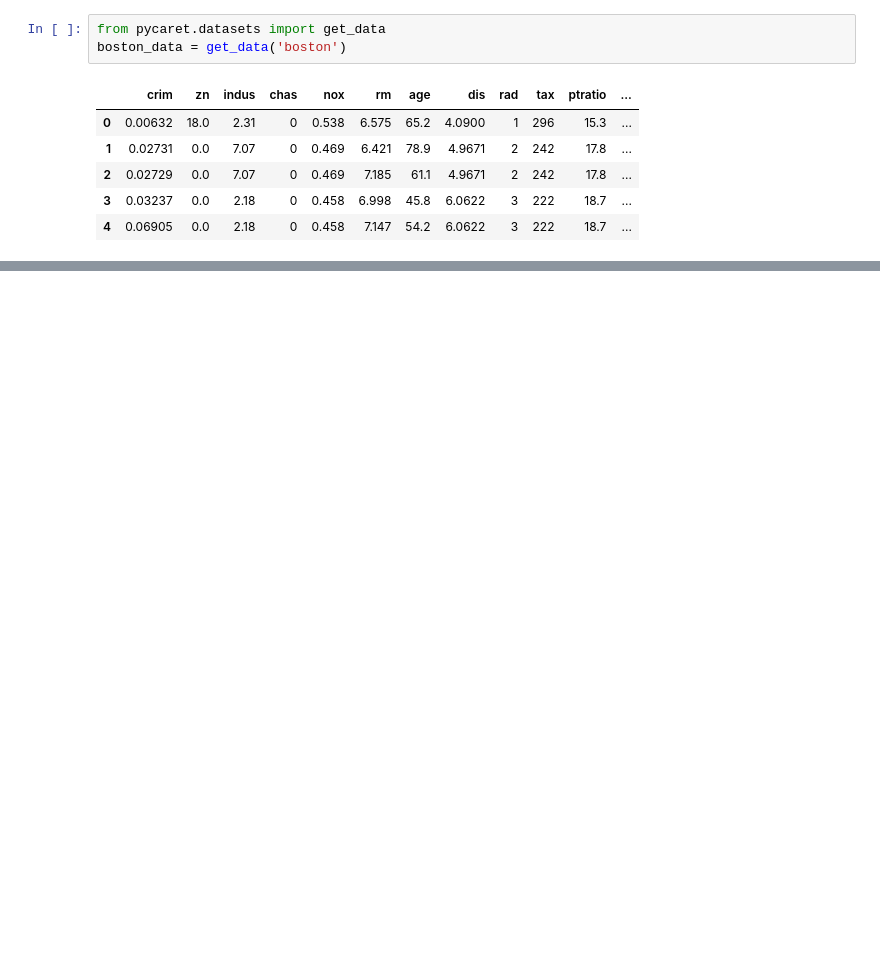
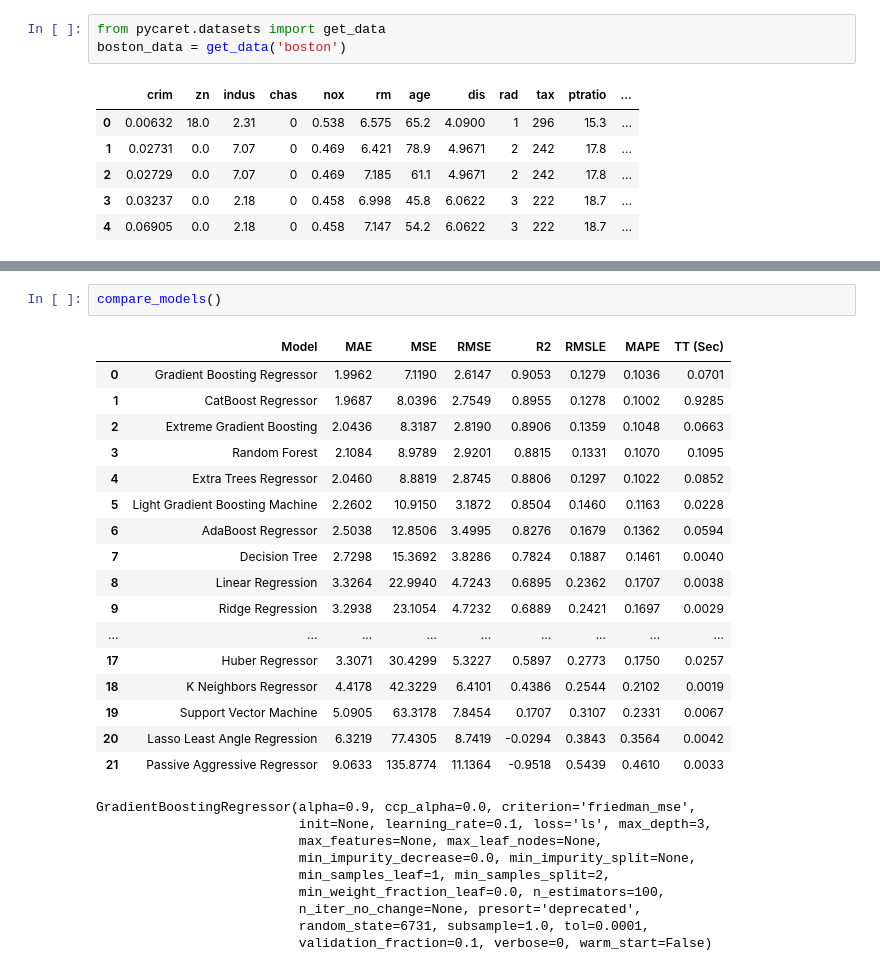
Before and after one commit to Pippippi3104/2020_PythonTest, a Jupyter notebook: src/PyCaret_test001.ipynb, the cells around one changed output, grey strips where cells are left out. Cells and saved outputs as stored; diff of their text form; blank space fills up the shorter version.

```diff
--- a/src/PyCaret_test001.ipynb
+++ b/src/PyCaret_test001.ipynb
@@ -10,0 +33,29 @@ boston_data = get_data('boston')
+# %%
+compare_models()
+# %% [output]
+|  | Model | MAE | MSE | RMSE | R2 | RMSLE | MAPE | TT (Sec) |
+| 0 | Gradient Boosting Regressor | 1.9962 | 7.1190 | 2.6147 | 0.9053 | 0.1279 | 0.1036 | 0.0701 |
+| 1 | CatBoost Regressor | 1.9687 | 8.0396 | 2.7549 | 0.8955 | 0.1278 | 0.1002 | 0.9285 |
+| 2 | Extreme Gradient Boosting | 2.0436 | 8.3187 | 2.8190 | 0.8906 | 0.1359 | 0.1048 | 0.0663 |
+| 3 | Random Forest | 2.1084 | 8.9789 | 2.9201 | 0.8815 | 0.1331 | 0.1070 | 0.1095 |
+| 4 | Extra Trees Regressor | 2.0460 | 8.8819 | 2.8745 | 0.8806 | 0.1297 | 0.1022 | 0.0852 |
+| 5 | Light Gradient Boosting Machine | 2.2602 | 10.9150 | 3.1872 | 0.8504 | 0.1460 | 0.1163 | 0.0228 |
+| 6 | AdaBoost Regressor | 2.5038 | 12.8506 | 3.4995 | 0.8276 | 0.1679 | 0.1362 | 0.0594 |
+| 7 | Decision Tree | 2.7298 | 15.3692 | 3.8286 | 0.7824 | 0.1887 | 0.1461 | 0.0040 |
+| 8 | Linear Regression | 3.3264 | 22.9940 | 4.7243 | 0.6895 | 0.2362 | 0.1707 | 0.0038 |
+| 9 | Ridge Regression | 3.2938 | 23.1054 | 4.7232 | 0.6889 | 0.2421 | 0.1697 | 0.0029 |
+| ... | ... | ... | ... | ... | ... | ... | ... | ... |
+| 17 | Huber Regressor | 3.3071 | 30.4299 | 5.3227 | 0.5897 | 0.2773 | 0.1750 | 0.0257 |
+| 18 | K Neighbors Regressor | 4.4178 | 42.3229 | 6.4101 | 0.4386 | 0.2544 | 0.2102 | 0.0019 |
+| 19 | Support Vector Machine | 5.0905 | 63.3178 | 7.8454 | 0.1707 | 0.3107 | 0.2331 | 0.0067 |
+| 20 | Lasso Least Angle Regression | 6.3219 | 77.4305 | 8.7419 | -0.0294 | 0.3843 | 0.3564 | 0.0042 |
+| 21 | Passive Aggressive Regressor | 9.0633 | 135.8774 | 11.1364 | -0.9518 | 0.5439 | 0.4610 | 0.0033 |
+GradientBoostingRegressor(alpha=0.9, ccp_alpha=0.0, criterion='friedman_mse',
+                          init=None, learning_rate=0.1, loss='ls', max_depth=3,
+                          max_features=None, max_leaf_nodes=None,
+                          min_impurity_decrease=0.0, min_impurity_split=None,
+                          min_samples_leaf=1, min_samples_split=2,
+                          min_weight_fraction_leaf=0.0, n_estimators=100,
+                          n_iter_no_change=None, presort='deprecated',
+                          random_state=6731, subsample=1.0, tol=0.0001,
+                          validation_fraction=0.1, verbose=0, warm_start=False)
```
Also changed, not shown: parts of 8 cells of this notebook, 7 other files.
